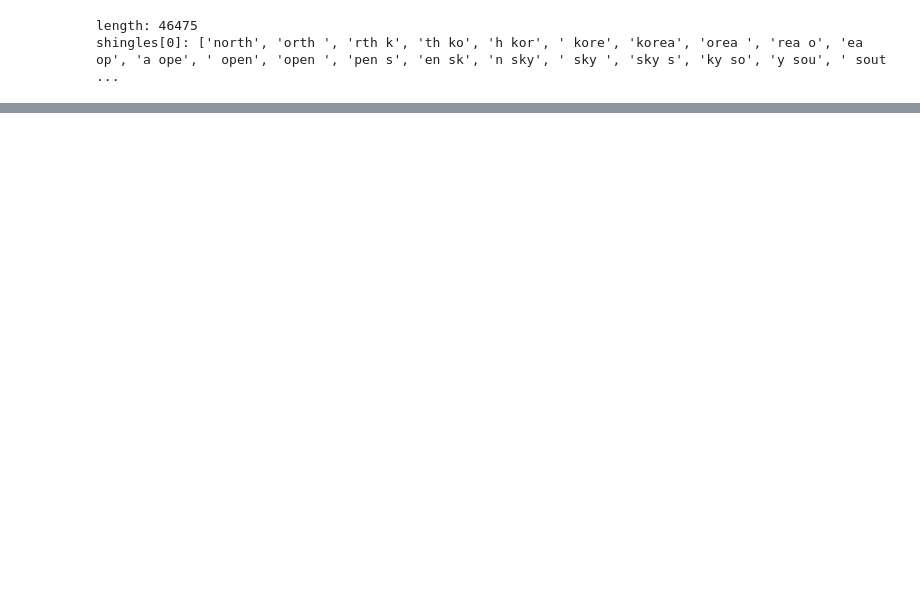
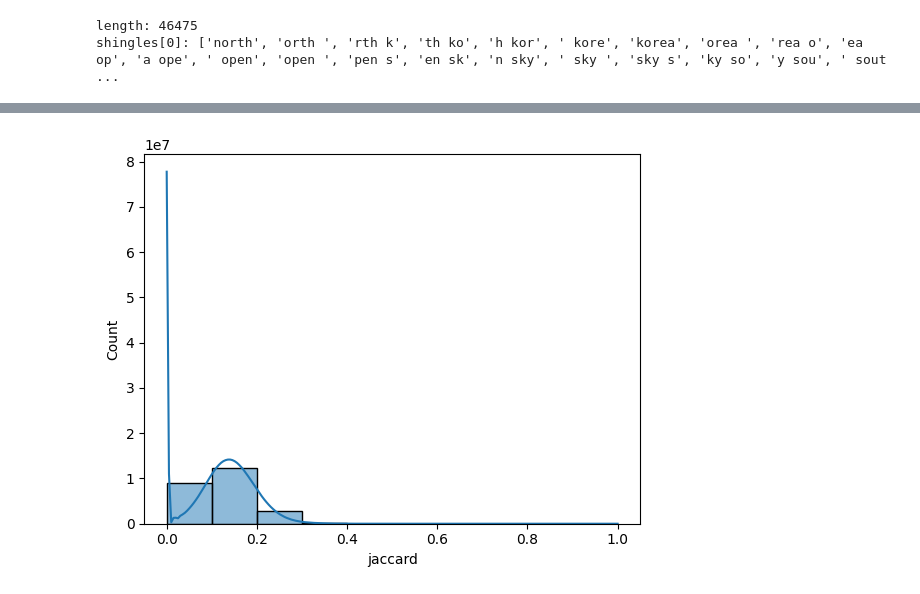
Before and after one commit to Vincent-G-Van/cmpe-256-project, a Jupyter notebook: data_jaccard.ipynb, the cells around one changed output, grey strips where cells are left out. Cells and saved outputs as stored; diff of their text form; code cells hidden in the pictures; blank space fills up the shorter version.

```diff
--- a/data_jaccard.ipynb
+++ b/data_jaccard.ipynb
@@ -77,0 +110,6 @@ shingles[0]: ['north', 'orth ', 'rth k', 'th ko', 'h kor', ' kore', 'korea', 'or
+# %%
+# Displays the histogram of Jaccard similarities
+# 2-shingle
+hist = sns.histplot(similarities['jaccard'],bins=10,kde=True)
+# %% [output]
+[figure, added]
```
Also changed, not shown: parts of 10 cells of this notebook.
